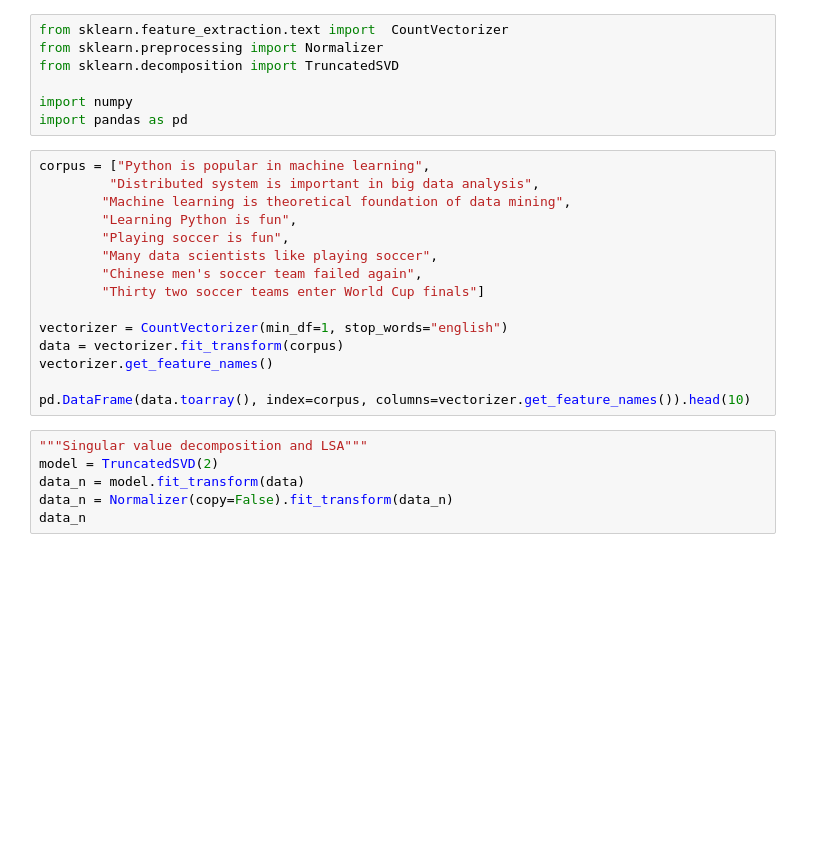
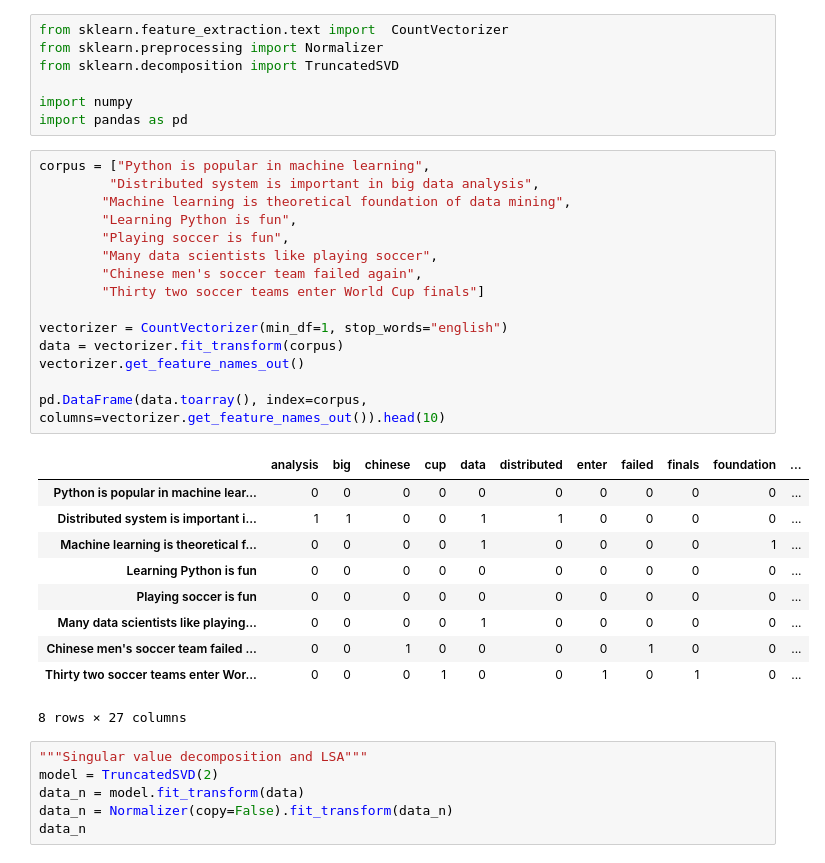
Before and after one commit to LeonMac/notebook, a Jupyter notebook: ai_math/c_12_SVD.ipynb, the cells around one changed output. Saved outputs shown, nothing was run; the diff lists cells and outputs as text; blank space fills up the shorter version.

```diff
--- a/ai_math/c_12_SVD.ipynb
+++ b/ai_math/c_12_SVD.ipynb
@@ -8,18 +8,29 @@ import pandas as pd
 # %%
 corpus = ["Python is popular in machine learning",
          "Distributed system is important in big data analysis",
         "Machine learning is theoretical foundation of data mining",
         "Learning Python is fun",
         "Playing soccer is fun",
         "Many data scientists like playing soccer",
         "Chinese men's soccer team failed again",
         "Thirty two soccer teams enter World Cup finals"]
 
 vectorizer = CountVectorizer(min_df=1, stop_words="english")
 data = vectorizer.fit_transform(corpus)
-vectorizer.get_feature_names()
+vectorizer.get_feature_names_out()
 
-pd.DataFrame(data.toarray(), index=corpus, columns=vectorizer.get_feature_names()).head(10)
+pd.DataFrame(data.toarray(), index=corpus, columns=vectorizer.get_feature_names_out()).head(10)
+# %% [output]
+|  | analysis | big | chinese | cup | data | distributed | enter | failed | finals | foundation | ... |
+| Python is popular in machine lear... | 0 | 0 | 0 | 0 | 0 | 0 | 0 | 0 | 0 | 0 | ... |
+| Distributed system is important i... | 1 | 1 | 0 | 0 | 1 | 1 | 0 | 0 | 0 | 0 | ... |
+| Machine learning is theoretical f... | 0 | 0 | 0 | 0 | 1 | 0 | 0 | 0 | 0 | 1 | ... |
+| Learning Python is fun | 0 | 0 | 0 | 0 | 0 | 0 | 0 | 0 | 0 | 0 | ... |
+| Playing soccer is fun | 0 | 0 | 0 | 0 | 0 | 0 | 0 | 0 | 0 | 0 | ... |
+| Many data scientists like playing... | 0 | 0 | 0 | 0 | 1 | 0 | 0 | 0 | 0 | 0 | ... |
+| Chinese men's soccer team failed ... | 0 | 0 | 1 | 0 | 0 | 0 | 0 | 1 | 0 | 0 | ... |
+| Thirty two soccer teams enter Wor... | 0 | 0 | 0 | 1 | 0 | 0 | 1 | 0 | 1 | 0 | ... |
+8 rows × 27 columns
 # %%
 """Singular value decomposition and LSA"""
 model = TruncatedSVD(2)
```
Also changed, not shown: 3 other files.
